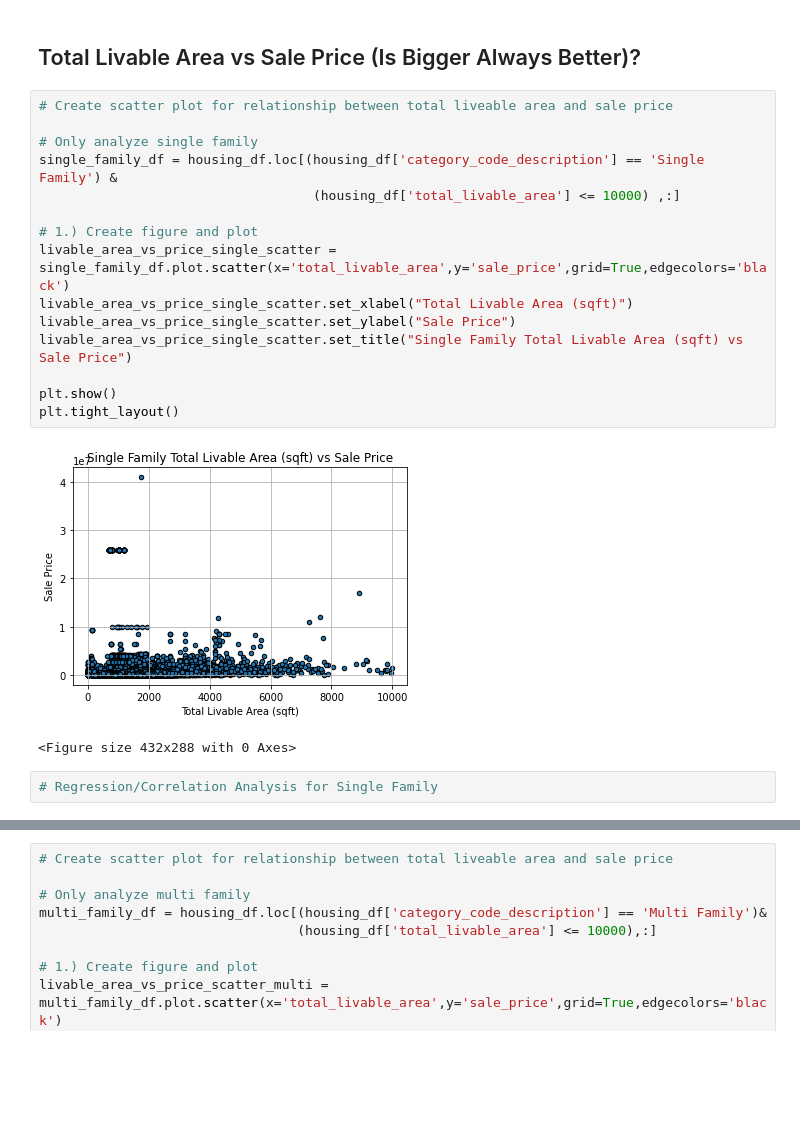
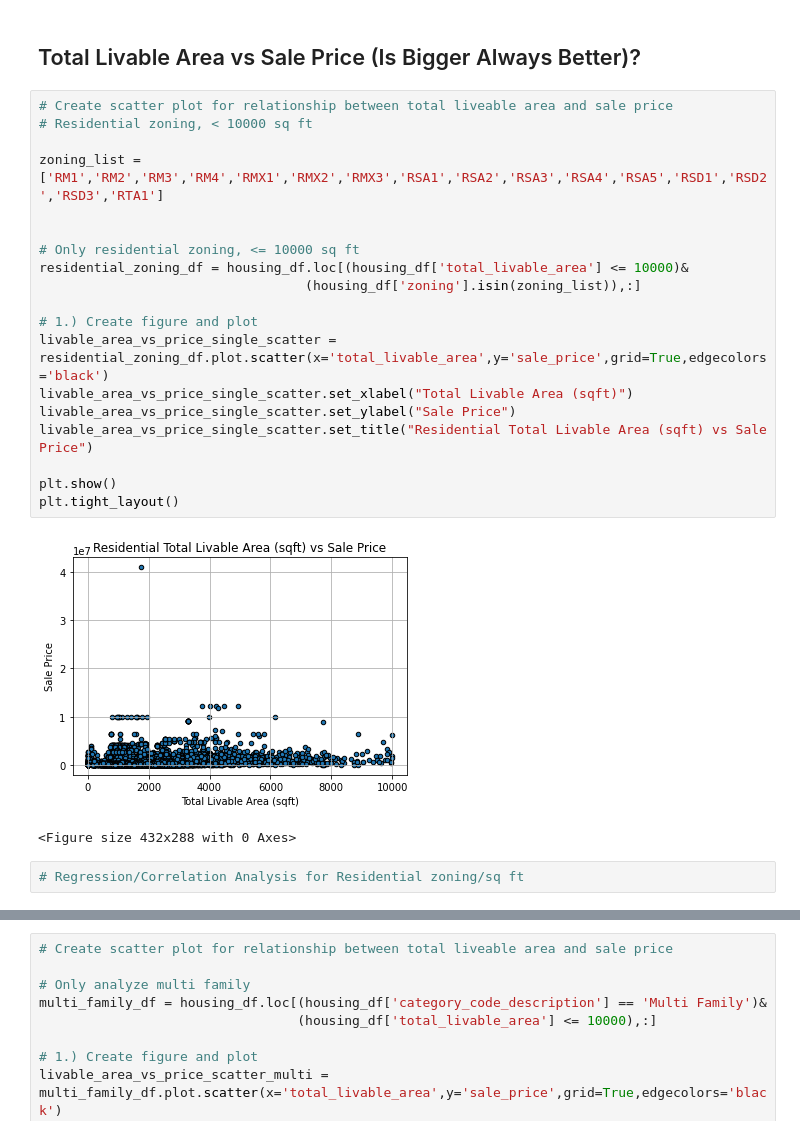
Before and after one commit to jeremybar32093/covid_recovery_analysis, a Jupyter notebook: scatter_plots.ipynb, the cells around one changed output, grey strips where cells are left out. Drawn from its saved outputs; the diff is of its cells as text; blank space fills up the shorter version.

Commit message:
added residential summary statistics table, added residential scatter plot for sq ft vs sales and number of rooms vs sales

```diff
--- a/scatter_plots.ipynb
+++ b/scatter_plots.ipynb
@@ -24,21 +24,25 @@ housing_df.head()
 ## Total Livable Area vs Sale Price (Is Bigger Always Better)?
 # %%
 # Create scatter plot for relationship between total liveable area and sale price
+# Residential zoning, < 10000 sq ft
 
-# Only analyze single family
-single_family_df = housing_df.loc[(housing_df['category_code_description'] == 'Single Family') &
-                                   (housing_df['total_livable_area'] <= 10000) ,:]
+zoning_list = ['RM1','RM2','RM3','RM4','RMX1','RMX2','RMX3','RSA1','RSA2','RSA3','RSA4','RSA5','RSD1','RSD2','RSD3','RTA1']
+
+
+# Only residential zoning, <= 10000 sq ft
+residential_zoning_df = housing_df.loc[(housing_df['total_livable_area'] <= 10000)&
+                                  (housing_df['zoning'].isin(zoning_list)),:]
 
 # 1.) Create figure and plot
-livable_area_vs_price_single_scatter = single_family_df.plot.scatter(x='total_livable_area',y='sale_price',grid=True,edgecolors='black')
+livable_area_vs_price_single_scatter = residential_zoning_df.plot.scatter(x='total_livable_area',y='sale_price',grid=True,edgecolors='black')
 livable_area_vs_price_single_scatter.set_xlabel("Total Livable Area (sqft)")
 livable_area_vs_price_single_scatter.set_ylabel("Sale Price")
-livable_area_vs_price_single_scatter.set_title("Single Family Total Livable Area (sqft) vs Sale Price")
+livable_area_vs_price_single_scatter.set_title("Residential Total Livable Area (sqft) vs Sale Price")
 
 plt.show()
 plt.tight_layout()
 # %% [output]
-[figure, old version]
+[figure, new version]
 <Figure size 432x288 with 0 Axes>
 # %%
-# Regression/Correlation Analysis for Single Family
+# Regression/Correlation Analysis for Residential zoning/sq ft
```
Also changed, not shown: parts of 1 cell of this notebook.
